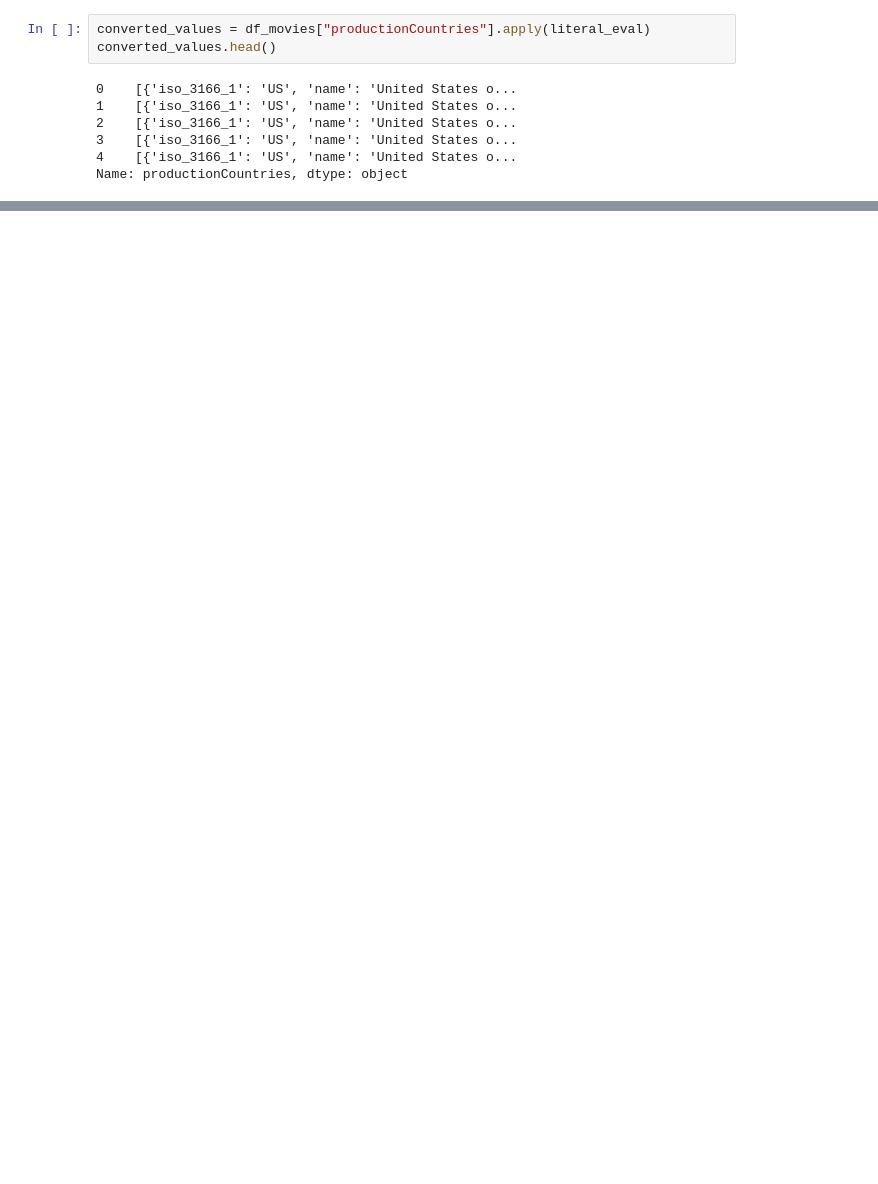
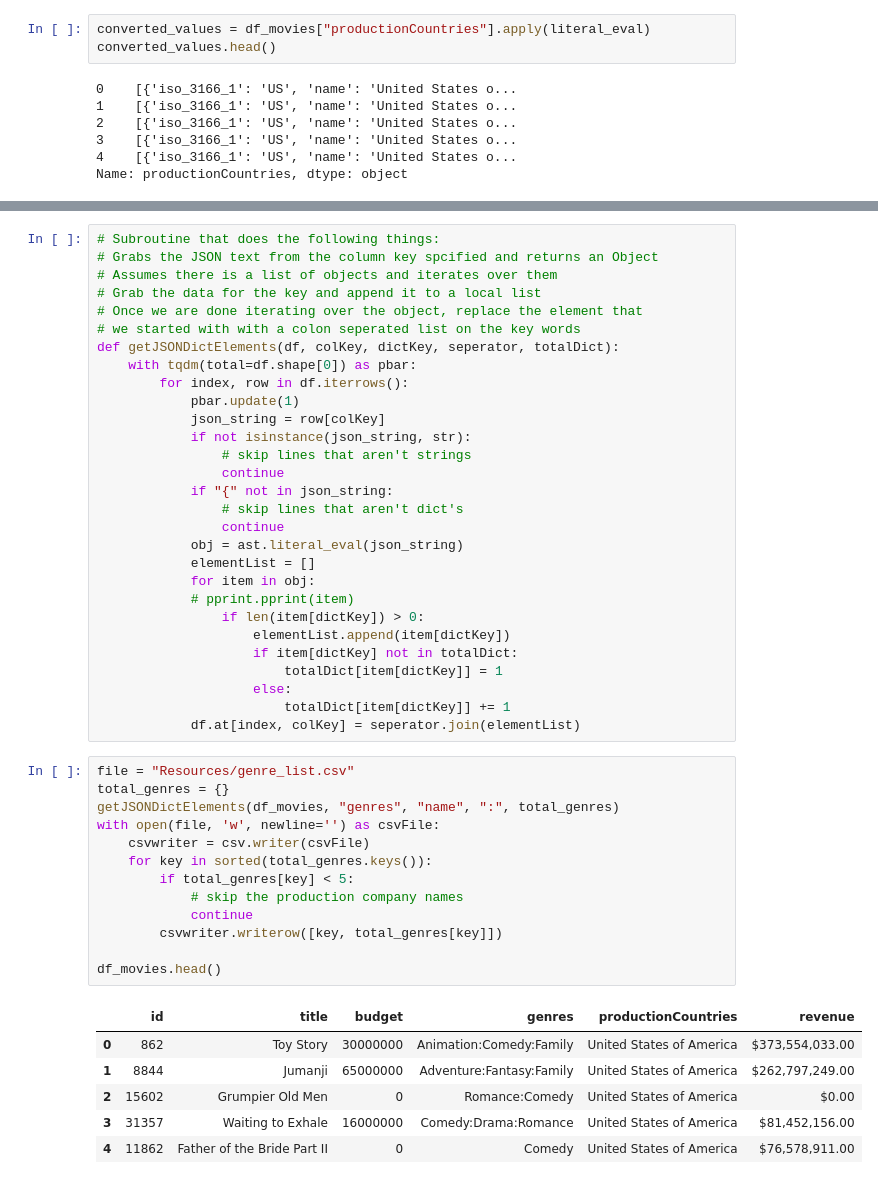
Before and after one commit to eliot1335/Interactive-Movie-Maps, a Jupyter notebook: ETL.ipynb, the cells around one changed output, grey strips where cells are left out. Saved outputs shown, nothing was run; the diff lists cells and outputs as text; blank space fills up the shorter version.

```diff
--- a/ETL.ipynb
+++ b/ETL.ipynb
@@ -108,0 +111,49 @@ df_movies.to_csv("Resources/movies_metadata_cora.csv")
+# %%
+# Subroutine that does the following things:
+# Grabs the JSON text from the column key spcified and returns an Object
+# Assumes there is a list of objects and iterates over them
+# Grab the data for the key and append it to a local list
+# Once we are done iterating over the object, replace the element that
+# we started with with a colon seperated list on the key words
+def getJSONDictElements(df, colKey, dictKey, seperator, totalDict):
+    with tqdm(total=df.shape[0]) as pbar:
+        for index, row in df.iterrows():
+            pbar.update(1)
+            json_string = row[colKey]
+            if not isinstance(json_string, str):
+                # skip lines that aren't strings
+                continue
+            if "{" not in json_string:
+                # skip lines that aren't dict's
+                continue
+            obj = ast.literal_eval(json_string)
+            elementList = []
+            for item in obj:
+            # pprint.pprint(item)
+                if len(item[dictKey]) > 0:
+                    elementList.append(item[dictKey])
+                    if item[dictKey] not in totalDict:
+                        totalDict[item[dictKey]] = 1
+                    else:
+                        totalDict[item[dictKey]] += 1
+            df.at[index, colKey] = seperator.join(elementList)
+# %%
+file = "Resources/genre_list.csv"
+total_genres = {}
+getJSONDictElements(df_movies, "genres", "name", ":", total_genres)
+with open(file, 'w', newline='') as csvFile:
+    csvwriter = csv.writer(csvFile)
+    for key in sorted(total_genres.keys()):
+        if total_genres[key] < 5:
+            # skip the production company names
+            continue
+        csvwriter.writerow([key, total_genres[key]])
+
+df_movies.head()
+# %% [output]
+|  | id | title | budget | genres | productionCountries | revenue |
+| 0 | 862 | Toy Story | 30000000 | Animation:Comedy:Family | United States of America | $373,554,033.00 |
+| 1 | 8844 | Jumanji | 65000000 | Adventure:Fantasy:Family | United States of America | $262,797,249.00 |
+| 2 | 15602 | Grumpier Old Men | 0 | Romance:Comedy | United States of America | $0.00 |
+| 3 | 31357 | Waiting to Exhale | 16000000 | Comedy:Drama:Romance | United States of America | $81,452,156.00 |
+| 4 | 11862 | Father of the Bride Part II | 0 | Comedy | United States of America | $76,578,911.00 |
```
Also changed, not shown: parts of 17 cells of this notebook, 1 other file.
